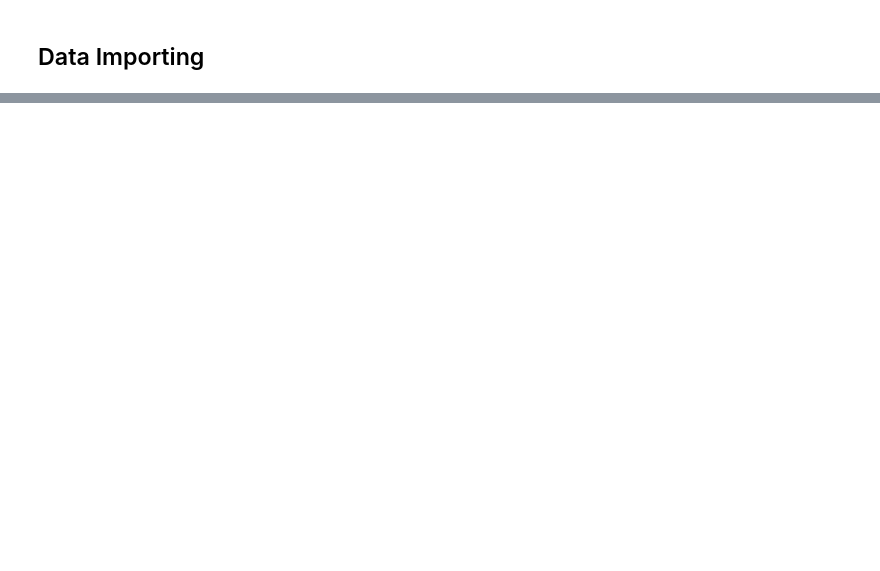
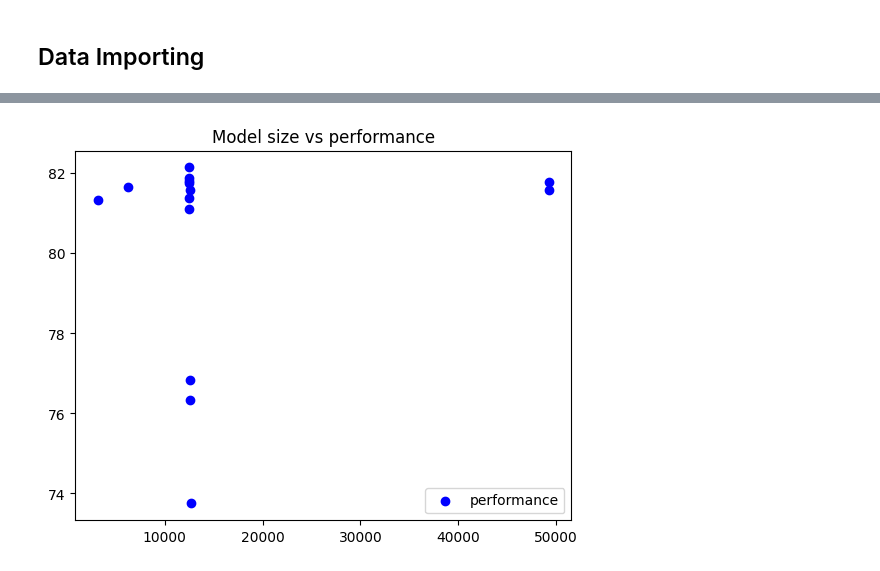
Before and after one commit to Chronyx132/Twitter_Sentiment, a Jupyter notebook: Src/Irving.ipynb, the cells around one changed output, grey strips where cells are left out. Drawn from its saved outputs; the diff is of its cells as text; code cells hidden in the pictures; blank space fills up the shorter version.

```diff
--- a/Src/Irving.ipynb
+++ b/Src/Irving.ipynb
@@ -39,0 +1247,16 @@ tweets.head()
+# %%
+x,y = [], []
+
+for Model in model_results:
+    if (Model[0] < 100000):
+        x.append(Model[0])
+        y.append(Model[1])
+
+plt.scatter(x, y, label = 'performance', color="blue")
+
+plt.title("Model size vs performance")
+plt.legend()
+
+plt.show()
+# %% [output]
+[figure, added]
```
Also changed, not shown: parts of 75 cells of this notebook.
